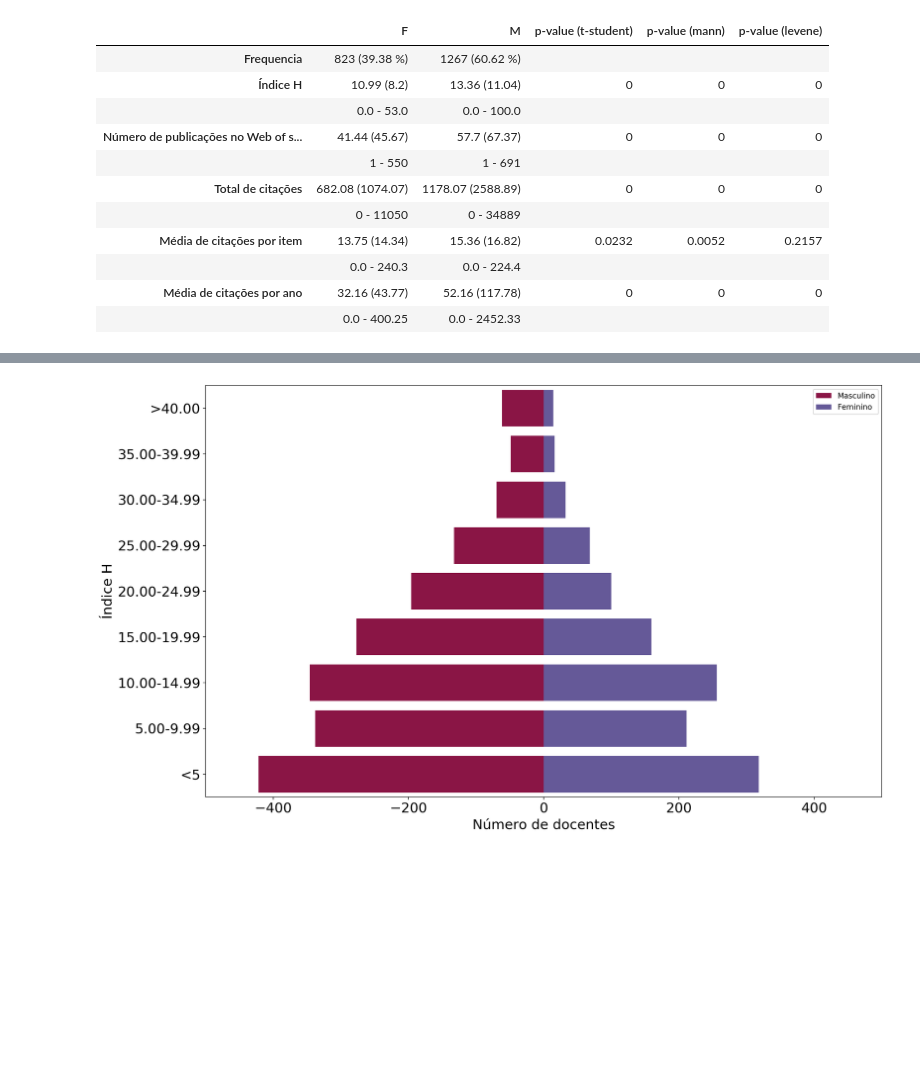
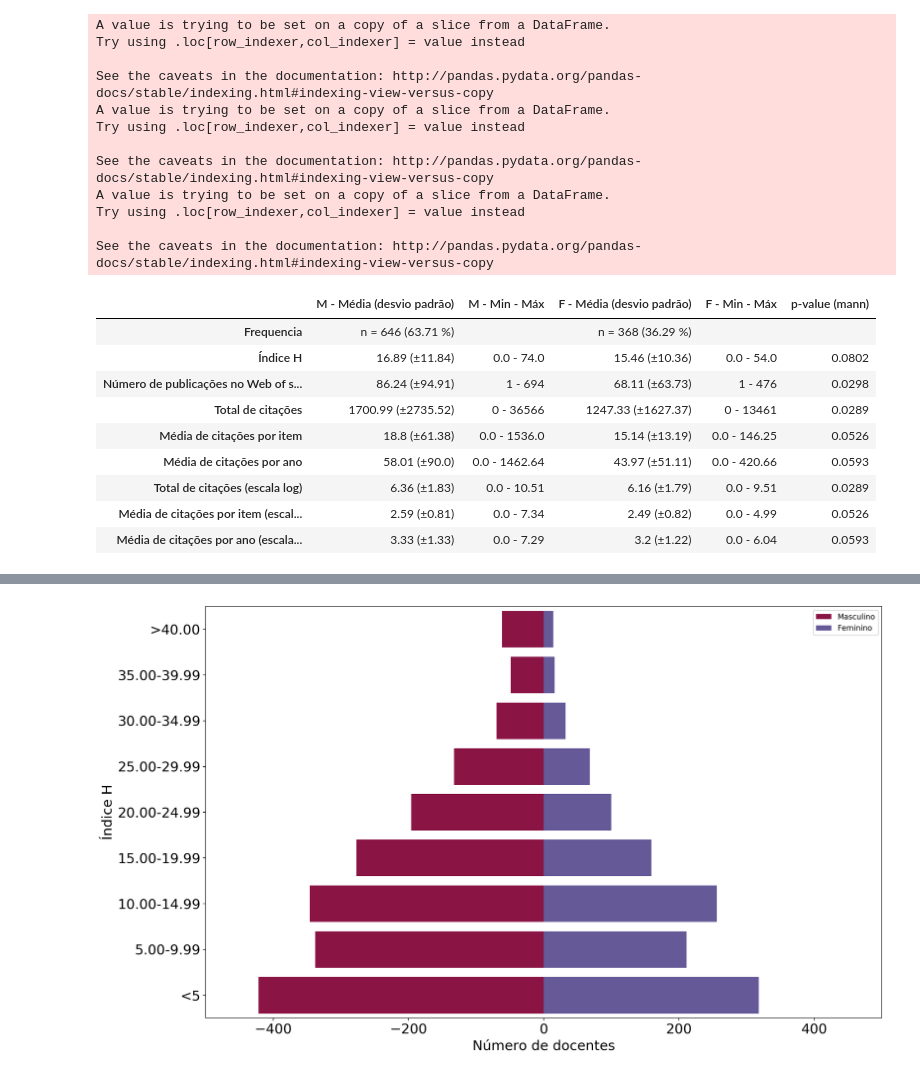
Before and after one commit to liviaciabati/publicacao_e_genero, a Jupyter notebook: notebooks/tables.ipynb, the cells around one changed output, grey strips where cells are left out. Saved outputs shown, nothing was run; the diff lists cells and outputs as text; code cells hidden in the pictures; blank space fills up the shorter version.

```diff
--- a/notebooks/tables.ipynb
+++ b/notebooks/tables.ipynb
@@ -308,6 +330,15 @@ path = "D:\\Google Drive\\Aluna Livia Ciabati\\Pesquisa e gênero\\"
 
 ###Le o banco de análise anonimizado
 banco_completo_com_depto = pd.read_csv(path + '2020-06-24_publicacao_e_genero\\results\\results_publons_gender_time_anonymized.csv', sep=",", header=0, engine='python', encoding="utf-8")
-banco_completo_com_depto.shape
+print(banco_completo_com_depto.shape)
+
+# Verifica quantos pesquisadores não possuem citações
+rows_to_drop = banco_completo_com_depto.loc[(banco_completo_com_depto.h_index.isna())].index
+print('Pesquisadores sem citacões ou h_index: ', len(rows_to_drop))
+
+banco_completo_com_depto = banco_completo_com_depto.drop(rows_to_drop, axis=0)
+df_size = len(banco_completo_com_depto.index)
+print('Banco final: ', df_size)
+
 banco_completo_com_depto.head()
 # %% [output]
@@ -358,21 +444,31 @@ analise_100_ponto_corte
 # %%
 ### ponto de corte para tempo de servico
-num_anos = 20
-result_20_anos = banco_completo_com_depto[banco_completo_com_depto["time"] <= num_anos]
+num_anos=20
+result_20_anos = banco_completo_com_depto[banco_completo_com_depto["time"] >= num_anos]
 result_20_anos.shape
 agrupado = result_20_anos.groupby("gender")
 analise_pop_20 = calculaTabela(agrupado, result_20_anos)
 analise_pop_20
 # %% [output]
+A value is trying to be set on a copy of a slice from a DataFrame.
+Try using .loc[row_indexer,col_indexer] = value instead
+
+See the caveats in the documentation: http://pandas.pydata.org/pandas-docs/stable/indexing.html#indexing-view-versus-copy
+A value is trying to be set on a copy of a slice from a DataFrame.
+Try using .loc[row_indexer,col_indexer] = value instead
+
+See the caveats in the documentation: http://pandas.pydata.org/pandas-docs/stable/indexing.html#indexing-view-versus-copy
+A value is trying to be set on a copy of a slice from a DataFrame.
+Try using .loc[row_indexer,col_indexer] = value instead
+
+See the caveats in the documentation: http://pandas.pydata.org/pandas-docs/stable/indexing.html#indexing-view-versus-copy
-|  | F | M | p-value (t-student) | p-value (mann) | p-value (levene) |
-| Frequencia | 823 (39.38 %) | 1267 (60.62 %) |  |  |  |
-| Índice H | 10.99 (8.2) | 13.36 (11.04) | 0 | 0 | 0 |
-|  | 0.0 - 53.0 | 0.0 - 100.0 |  |  |  |
-| Número de publicações no Web of s... | 41.44 (45.67) | 57.7 (67.37) | 0 | 0 | 0 |
-|  | 1 - 550 | 1 - 691 |  |  |  |
-| Total de citações | 682.08 (1074.07) | 1178.07 (2588.89) | 0 | 0 | 0 |
-|  | 0 - 11050 | 0 - 34889 |  |  |  |
-| Média de citações por item | 13.75 (14.34) | 15.36 (16.82) | 0.0232 | 0.0052 | 0.2157 |
-|  | 0.0 - 240.3 | 0.0 - 224.4 |  |  |  |
-| Média de citações por ano | 32.16 (43.77) | 52.16 (117.78) | 0 | 0 | 0 |
-|  | 0.0 - 400.25 | 0.0 - 2452.33 |  |  |  |
+|  | M - Média (desvio padrão) | M - Min - Máx | F - Média (desvio padrão) | F - Min - Máx | p-value (mann) |
+| Frequencia | n = 646 (63.71 %) |  | n = 368 (36.29 %) |  |  |
+| Índice H | 16.89 (±11.84) | 0.0 - 74.0 | 15.46 (±10.36) | 0.0 - 54.0 | 0.0802 |
+| Número de publicações no Web of s... | 86.24 (±94.91) | 1 - 694 | 68.11 (±63.73) | 1 - 476 | 0.0298 |
+| Total de citações | 1700.99 (±2735.52) | 0 - 36566 | 1247.33 (±1627.37) | 0 - 13461 | 0.0289 |
+| Média de citações por item | 18.8 (±61.38) | 0.0 - 1536.0 | 15.14 (±13.19) | 0.0 - 146.25 | 0.0526 |
+| Média de citações por ano | 58.01 (±90.0) | 0.0 - 1462.64 | 43.97 (±51.11) | 0.0 - 420.66 | 0.0593 |
+| Total de citações (escala log) | 6.36 (±1.83) | 0.0 - 10.51 | 6.16 (±1.79) | 0.0 - 9.51 | 0.0289 |
+| Média de citações por item (escal... | 2.59 (±0.81) | 0.0 - 7.34 | 2.49 (±0.82) | 0.0 - 4.99 | 0.0526 |
+| Média de citações por ano (escala... | 3.33 (±1.33) | 0.0 - 7.29 | 3.2 (±1.22) | 0.0 - 6.04 | 0.0593 |
```
Also changed, not shown: parts of 23 cells of this notebook, 3 other files.
